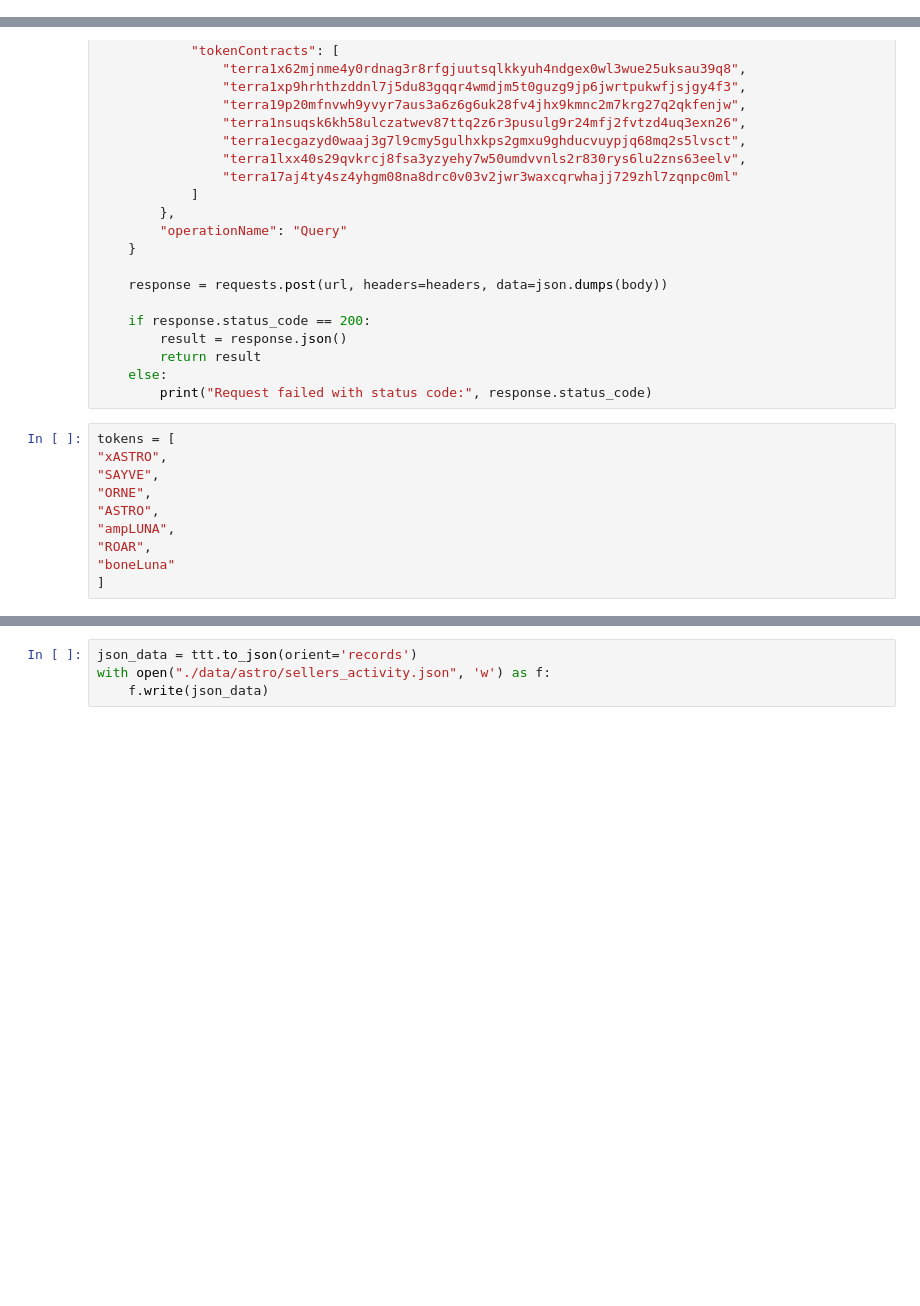
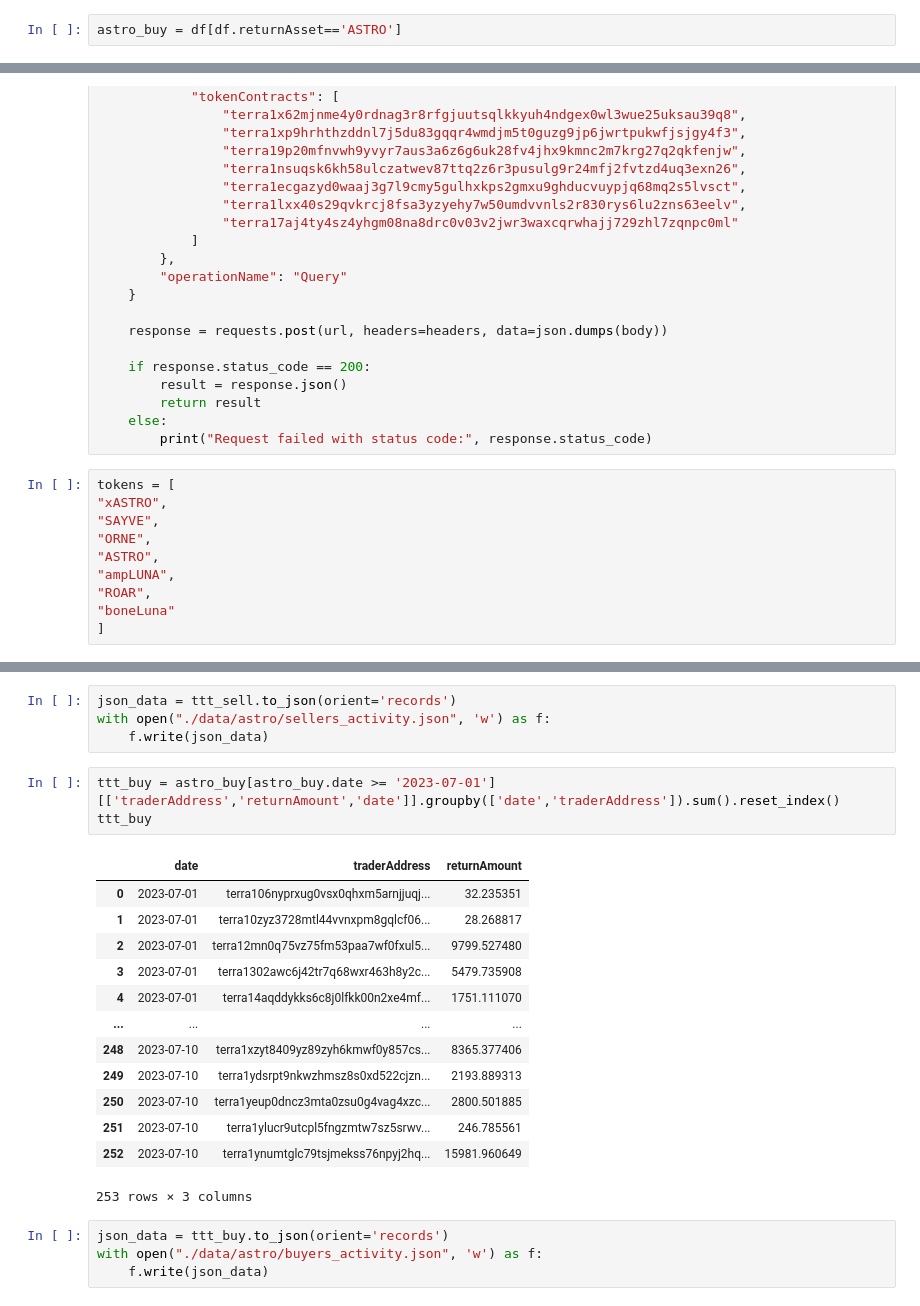
Before and after one commit to IncioMan/cosmos-activities-dashboard, a Jupyter notebook: python/astro_crawler.ipynb, the cells around one changed output, grey strips where cells are left out. Drawn from its saved outputs; the diff is of its cells as text; blank space fills up the shorter version.

```diff
--- a/python/astro_crawler.ipynb
+++ b/python/astro_crawler.ipynb
@@ -95,6 +95,8 @@ df['date'] = df.timestamp.apply(lambda x: x.strftime("%Y-%m-%d"))
 df.to_csv(f'data/astro/swaps.csv', index=False)
 # %%
 astro_sell = df[df.offerAsset=='ASTRO']
+# %%
+astro_buy = df[df.returnAsset=='ASTRO']
 # %%
 astro_sell.head()
 # %% [output]
@@ -203,4 +230,25 @@ ttt
 # %%
-json_data = ttt.to_json(orient='records')
+json_data = ttt_sell.to_json(orient='records')
 with open("./data/astro/sellers_activity.json", 'w') as f:
     f.write(json_data)
+# %%
+ttt_buy = astro_buy[astro_buy.date >= '2023-07-01'][['traderAddress','returnAmount','date']].groupby(['date','traderAddress']).sum().reset_index()
+ttt_buy
+# %% [output]
+|  | date | traderAddress | returnAmount |
+| 0 | 2023-07-01 | terra106nyprxug0vsx0qhxm5arnjjuqj... | 32.235351 |
+| 1 | 2023-07-01 | terra10zyz3728mtl44vvnxpm8gqlcf06... | 28.268817 |
+| 2 | 2023-07-01 | terra12mn0q75vz75fm53paa7wf0fxul5... | 9799.527480 |
+| 3 | 2023-07-01 | terra1302awc6j42tr7q68wxr463h8y2c... | 5479.735908 |
+| 4 | 2023-07-01 | terra14aqddykks6c8j0lfkk00n2xe4mf... | 1751.111070 |
+| ... | ... | ... | ... |
+| 248 | 2023-07-10 | terra1xzyt8409yz89zyh6kmwf0y857cs... | 8365.377406 |
+| 249 | 2023-07-10 | terra1ydsrpt9nkwzhmsz8s0xd522cjzn... | 2193.889313 |
+| 250 | 2023-07-10 | terra1yeup0dncz3mta0zsu0g4vag4xzc... | 2800.501885 |
+| 251 | 2023-07-10 | terra1ylucr9utcpl5fngzmtw7sz5srwv... | 246.785561 |
+| 252 | 2023-07-10 | terra1ynumtglc79tsjmekss76npyj2hq... | 15981.960649 |
+253 rows × 3 columns
+# %%
+json_data = ttt_buy.to_json(orient='records')
+with open("./data/astro/buyers_activity.json", 'w') as f:
+    f.write(json_data)
```
Also changed, not shown: parts of 8 cells of this notebook, 13 other files.
